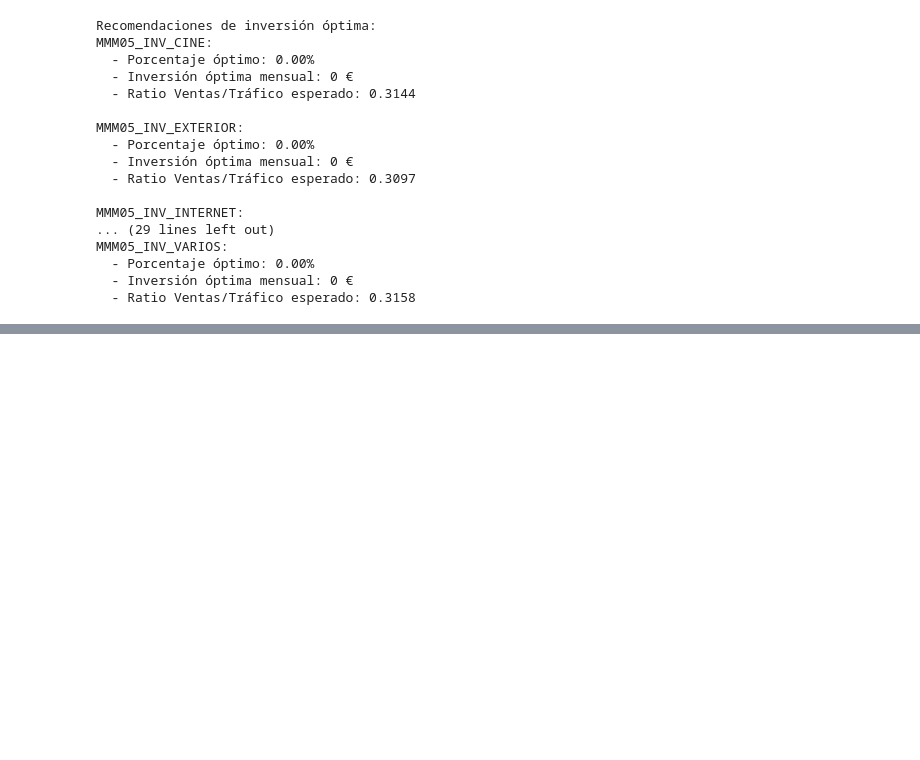
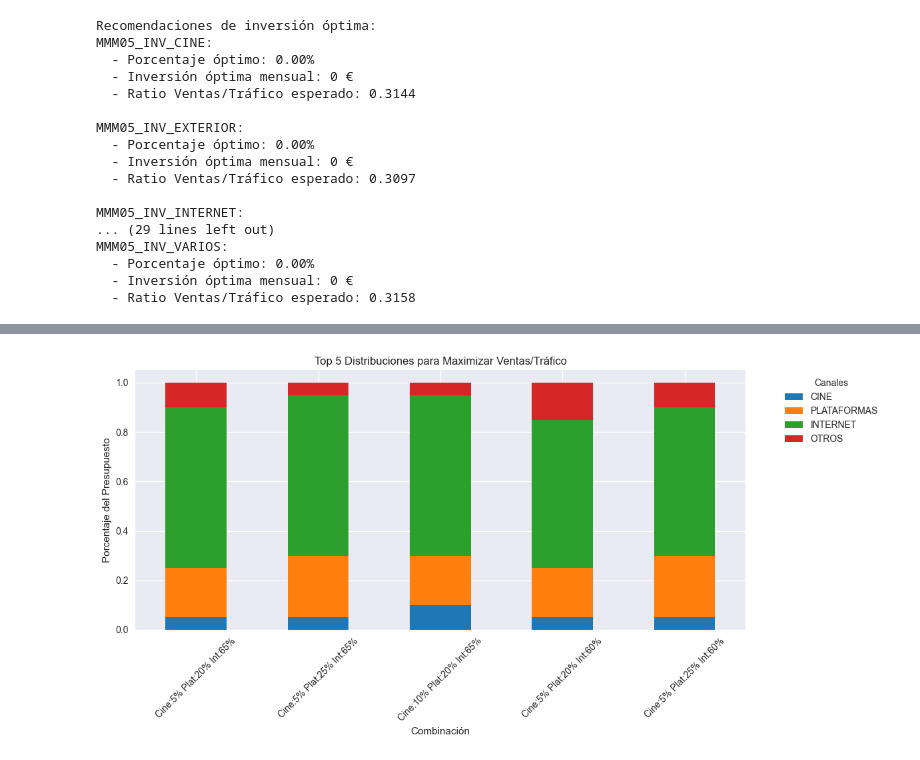
Before and after one commit to alejandromtnz/MMM, a Jupyter notebook: optimizacion.ipynb, the cells around one changed output, grey strips where cells are left out. Cells and saved outputs as stored; diff of their text form; code cells hidden in the pictures; blank space fills up the shorter version.

```diff
--- a/optimizacion.ipynb
+++ b/optimizacion.ipynb
@@ -250,0 +691,82 @@ MMM05_INV_VARIOS:
+# %%
+# Restricciones mínimas (% del presupuesto)
+restricciones = {
+    'CINE': 0.05,        # Mínimo 5%
+    'PLATAFORMAS': 0.20, # Mínimo 20%
+    'INTERNET': 0.40,    # Mínimo 40%
+    'OTROS': 0.05        # Mínimo 5% para otros
+}
+
+# Variables de inversión
+canales_principales = ['MMM05_INV_CINE', 'MMM05_INV_PlataformasVideo', 'MMM05_INV_INTERNET']
+otros_canales = ['MMM05_INV_EXTERIOR', 'MMM05_INV_PRENSA', 'MMM05_INV_RADIO', 'MMM05_INV_REVISTAS', 'MMM05_INV_VARIOS']
+
+# Preparar datos para el modelo
+X = df[canales_principales + otros_canales].div(df['MMM05_INV_INV_Total'], axis=0)
+X['Ratio_Lag1'] = df['Ratio_Ventas_Trafico'].shift(1)  # Lag del ratio
+X = X.dropna()
+y = df.loc[X.index, 'Ratio_Ventas_Trafico']
+
+# Entrenar modelo Ridge
+model = Ridge(alpha=1.0).fit(X, y)
+
+# Función para generar combinaciones válidas
+def generar_combinaciones_validas():
+    paso = 0.05  # Incrementos del 5%
+    for cine in np.arange(restricciones['CINE'], 0.30, paso):
+        for plataformas in np.arange(restricciones['PLATAFORMAS'], 0.50, paso):
+            for internet in np.arange(restricciones['INTERNET'], 0.70, paso):
+                otros = 1 - (cine + plataformas + internet)
+                if otros >= restricciones['OTROS']:
+                    yield {
+                        'CINE': cine,
+                        'PLATAFORMAS': plataformas,
+                        'INTERNET': internet,
+                        'OTROS': otros
+                    }
+
+# Evaluar todas las combinaciones
+resultados = []
+for combo in generar_combinaciones_validas():
+    # Crear vector de características
+    X_test = pd.DataFrame({
+        'MMM05_INV_CINE': [combo['CINE']],
+        'MMM05_INV_PlataformasVideo': [combo['PLATAFORMAS']],
+        'MMM05_INV_INTERNET': [combo['INTERNET']],
+        **{k: [combo['OTROS']/len(otros_canales)] for k in otros_canales},
+        'Ratio_Lag1': [X['Ratio_Lag1'].mean()]
+    })
+
+    # Predecir ratio
+    ratio_pred = model.predict(X_test)[0]
+    resultados.append({
+        **combo,
+        'RATIO_PRED': ratio_pred
+    })
+
+# Convertir a DataFrame y seleccionar top 5
+df_resultados = pd.DataFrame(resultados)
+df_top5 = df_resultados.sort_values('RATIO_PRED', ascending=False).head(5)
+
+# Gráfico de mejores combinaciones
+plt.figure(figsize=(12, 6))
+df_top5.set_index(df_top5.apply(
+    lambda x: f"Cine:{x['CINE']:.0%} Plat:{x['PLATAFORMAS']:.0%} Int:{x['INTERNET']:.0%}",
+    axis=1
+)).plot(
+    y=['CINE', 'PLATAFORMAS', 'INTERNET', 'OTROS'],
+    kind='bar',
+    stacked=True,
+    color=['#1f77b4', '#ff7f0e', '#2ca02c', '#d62728']
+)
+plt.title('Top 5 Distribuciones para Maximizar Ventas/Tráfico')
+plt.ylabel('Porcentaje del Presupuesto')
+plt.xlabel('Combinación')
+plt.xticks(rotation=45)
+plt.legend(title='Canales', bbox_to_anchor=(1.05, 1))
+plt.tight_layout()
+plt.show()
+
+print("\n🔝 Top 5 combinaciones optimizadas:")
+print(df_top5[['CINE', 'PLATAFORMAS', 'INTERNET', 'OTROS', 'RATIO_PRED']].to_string(index=False))
+# %% [output]
@@ -250,0 +774 @@ MMM05_INV_VARIOS:
+[figure, added]
```
Also changed, not shown: parts of 40 cells of this notebook, 1 other file.
